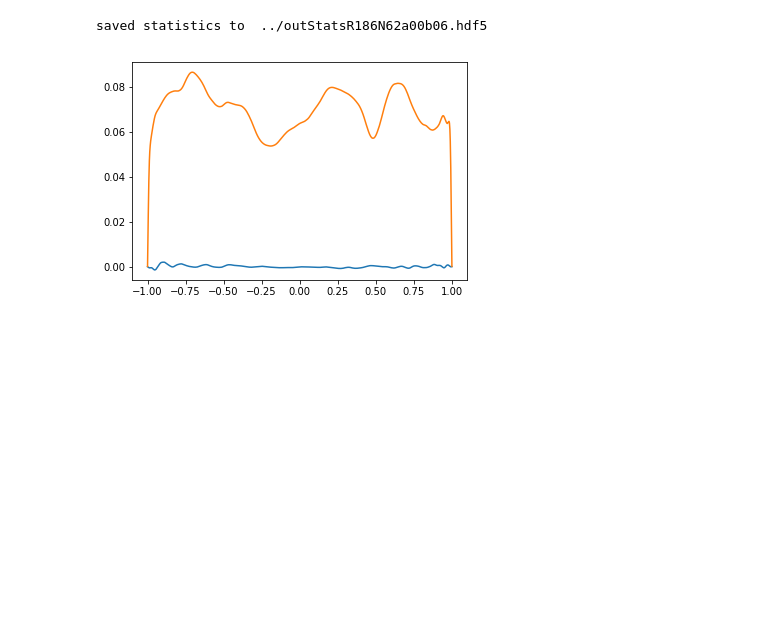
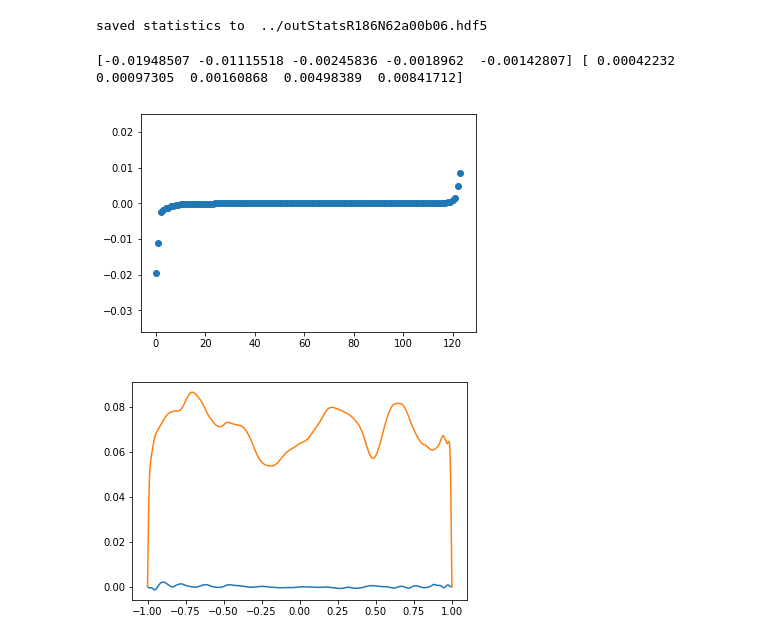
Before and after one commit to saba-vadarevu/Linear-Coherent-Structures-in-Channel-flows, a Jupyter notebook: library/statisticCompletion.ipynb, the cells around one changed output. Cells and saved outputs as stored; diff of their text form; code cells hidden in the pictures; blank space fills up the shorter version.

```diff
--- a/library/statisticCompletion.ipynb
+++ b/library/statisticCompletion.ipynb
@@ -92,6 +94,44 @@ Starting iterations for AMA......
 stepSize_BB  stepSize  tolPrimal   resPrimal  tolDual   abs(dualGap)    iter
       10  1.46e-10      0.0001     1.4e+05      0.0001  1.3e+02  0
 saved statistics to  ../outStatsR186N62a00b06.hdf5
+# %%
+dynMat, outMat = statInst.makeSystem()
+a0 = 0.25; b0 = 2./3.
+cov_vel = statInst.covMat
+# Make covariances symmetric about centerline
+for ind0 in range(3):
+    for ind1 in range(3):
+        tmpArr = cov_vel[ind0*N:ind0*N+N, ind1*N:ind1*N+N]
+        cov_vel[ind0*N:ind0*N+N, ind1*N:ind1*N+N] = 0.5 * (tmpArr + tmpArr[::-1,::-1])
+# Compute covariance of state, X, from covariance of velocity, Phi
+C_phi = statInst.velVor2primitivesMat(a=statInst.a, b=statInst.b)
+W = np.diag( np.concatenate(( statInst.w, statInst.w, statInst.w )) )
+Q = C_phi.conj().T @ W @ C_phi
+Qsqrt = sqrtm(Q)
+B = statInst.primitives2velVorMat(a=statInst.a, b=statInst.b)
+
+# Need this matrix to convert covariance of weighted velocities to
+#    covariance of unweighted velocities
+WsqrtInv = np.diag( np.sqrt(2.* (1./np.concatenate(( statInst.w, statInst.w, statInst.w ))) ) )
+# The factor 2 shows up because I changed the definition of 'w' since I computed
+#    the covariances of weighted velocities
+cov_vel = WsqrtInv @ cov_vel @ WsqrtInv
+
+cov_state = Qsqrt @ B @ cov_vel @ B.conj().T  @ Qsqrt.conj().T
+# %%
+A = dynMat; X = cov_state
+evals,evecs = np.linalg.eig(A @ X + X @ A.conj().T )
+evals = evals.real
+evals = np.sort(evals)
+print(evals[:5], evals[-5:])
+#evals = evals[2:-2]
+plt.scatter(np.arange(evals.size),np.real(evals))
+#plt.ylim([-0.015,0.005])
+#plt.savefig(figureFolder+'spectrum.pdf',format='pdf')
+plt.show()
+# %% [output]
+[-0.01948507 -0.01115518 -0.00245836 -0.0018962  -0.00142807] [ 0.00042232  0.00097305  0.00160868  0.00498389  0.00841712]
+[figure, added]
 # %%
 uff0 = miscUtil.bin2arr(specDataDir+'uFF_it45000.dat')
 uffRealSum = uff0.copy().real
```
Also changed, not shown: parts of 2 cells of this notebook, 1 other file.
